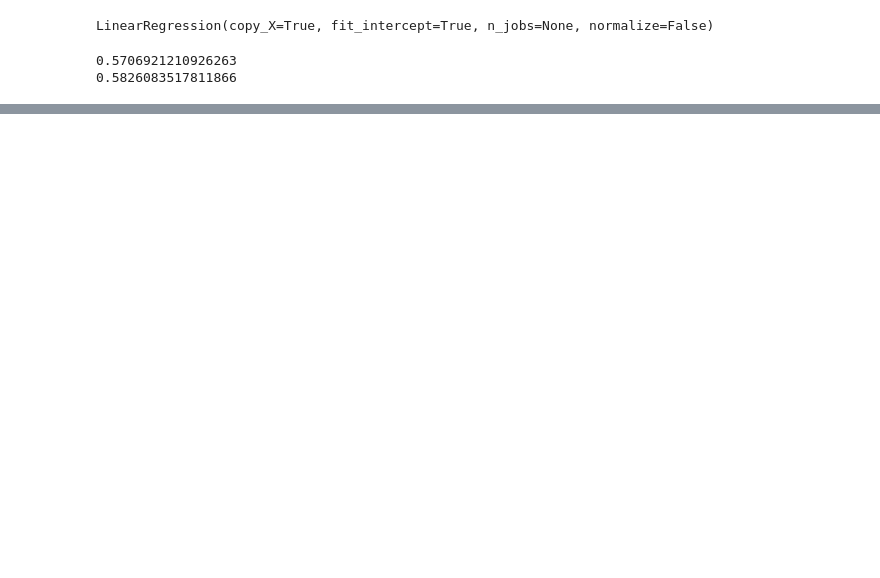
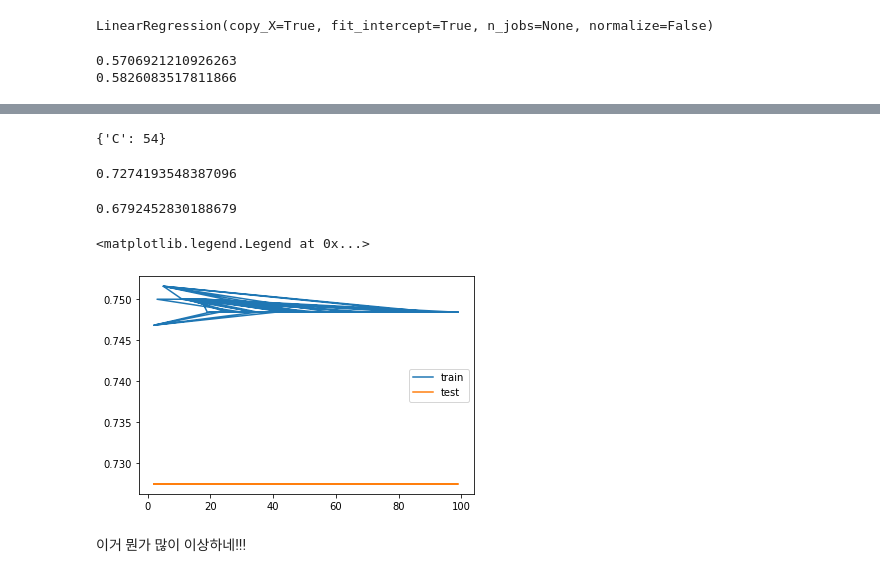
Before and after one commit to holdenkim/codingT, a Jupyter notebook: BBGS_Part3.ipynb, the cells around one changed output, grey strips where cells are left out. Drawn from its saved outputs; the diff is of its cells as text; code cells hidden in the pictures; blank space fills up the shorter version.

```diff
--- a/BBGS_Part3.ipynb
+++ b/BBGS_Part3.ipynb
@@ -275,0 +506,7 @@ print(model.score(X_test, y_test))
+# %%
+from sklearn.model_selection import RandomizedSearchCV
+from scipy.stats import randint
+param_distribs = {'C':randint(low=0.001, high=100)}
+# %%
+random_search = RandomizedSearchCV(LogisticRegression(), param_distribs, cv=5, n_iter=100, return_train_score=True)
+random_search.fit(X_train, y_train)
@@ -275,0 +544,24 @@ print(model.score(X_test, y_test))
+# %%
+print(random_search.best_params_)
+# %% [output]
+{'C': 54}
+# %%
+print(random_search.best_score_)
+# %% [output]
+0.7274193548387096
+# %%
+print(random_search.score(X_test, y_test))
+# %% [output]
+0.6792452830188679
+# %%
+result_random = random_search.cv_results_
+result_grid = pd.DataFrame(result_random)
+# %%
+plt.plot(result_grid['param_C'],result_grid['mean_train_score'] ,label='train')
+plt.plot(result_grid['param_C'],result_grid['mean_test_score'] ,label='test')
+plt.legend()
+# %% [output]
+<matplotlib.legend.Legend at 0x...>
+[figure, added]
+# %% [markdown]
+이거 뭔가 많이 이상하네!!!
```
Also changed, not shown: parts of 37 cells of this notebook.
